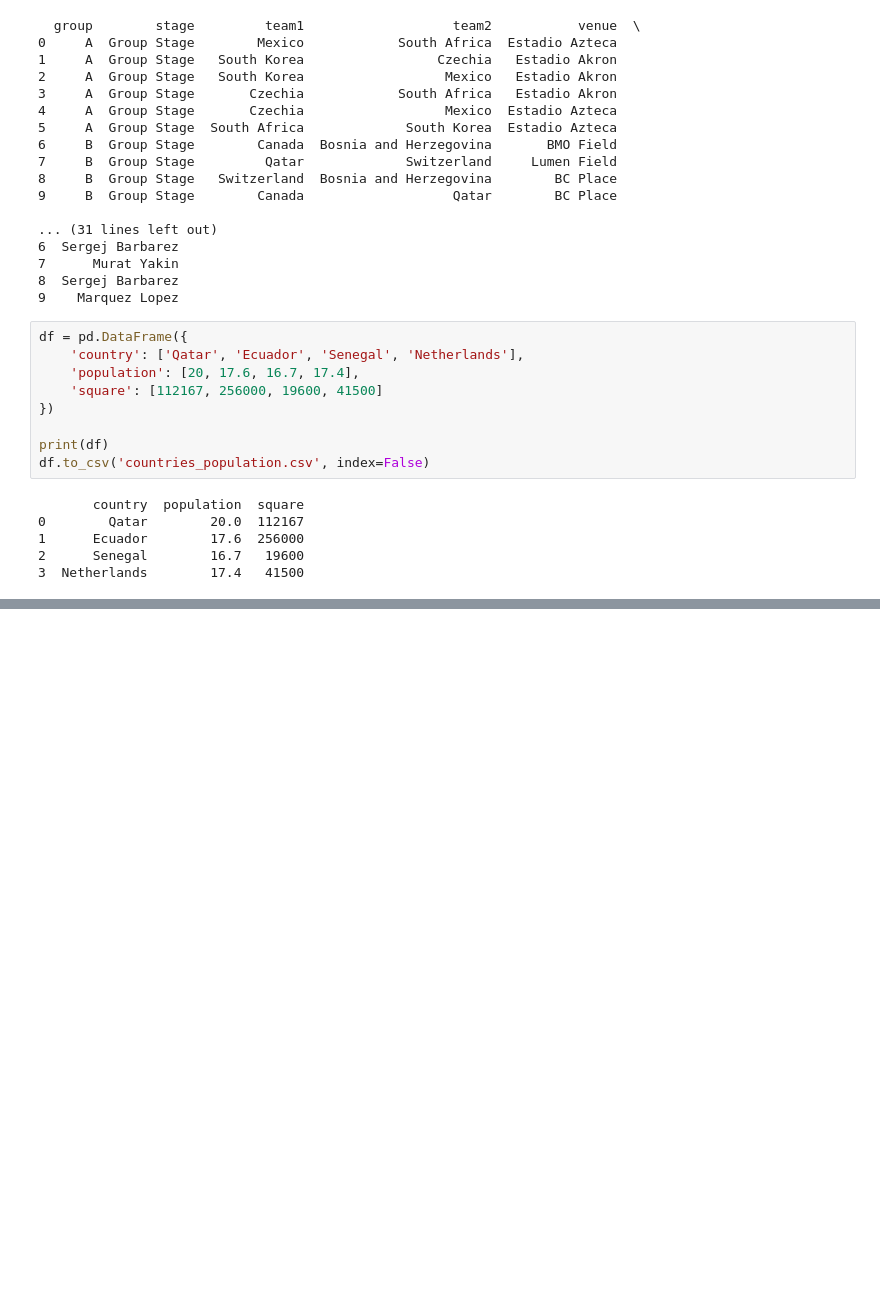
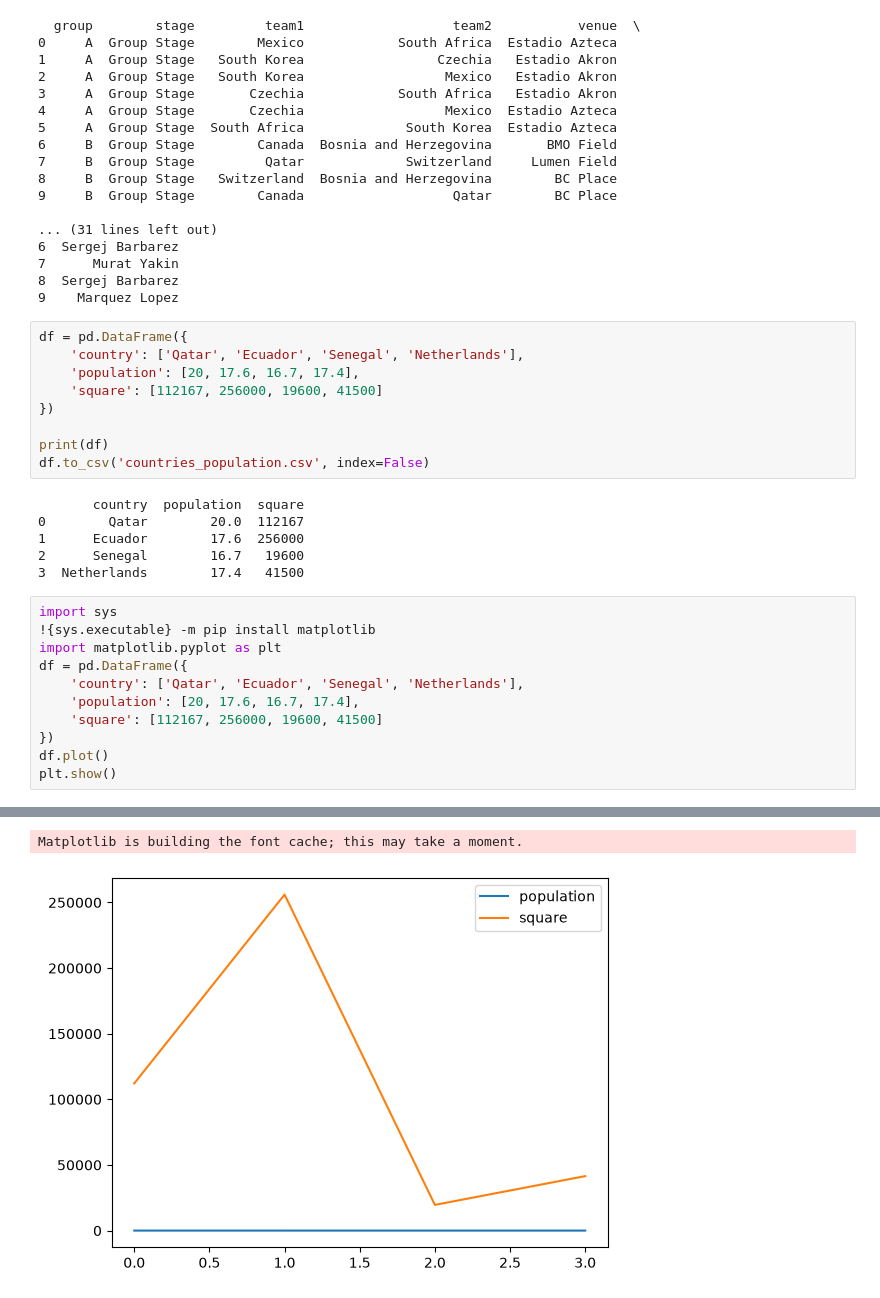
Before and after one commit to yasinmillers/pro_Ai, a Jupyter notebook: nupydemo.ipynb, the cells around one changed output, grey strips where cells are left out. Cells and saved outputs as stored; diff of their text form; blank space fills up the shorter version.

Commit message:
graphs

```diff
--- a/nupydemo.ipynb
+++ b/nupydemo.ipynb
@@ -350,3 +350,15 @@ df.to_csv('countries_population.csv', index=False)
 1      Ecuador        17.6  256000
 2      Senegal        16.7   19600
 3  Netherlands        17.4   41500
+# %%
+import sys
+!{sys.executable} -m pip install matplotlib
+import matplotlib.pyplot as plt
+df = pd.DataFrame({
+    'country': ['Qatar', 'Ecuador', 'Senegal', 'Netherlands'],
+    'population': [20, 17.6, 16.7, 17.4],
+    'square': [112167, 256000, 19600, 41500]
+})
+df.plot()
+plt.show()
+# %% [output]
@@ -352,0 +382,2 @@ df.to_csv('countries_population.csv', index=False)
+Matplotlib is building the font cache; this may take a moment.
+[figure, added]
```
Also changed, not shown: parts of 1 cell of this notebook.
